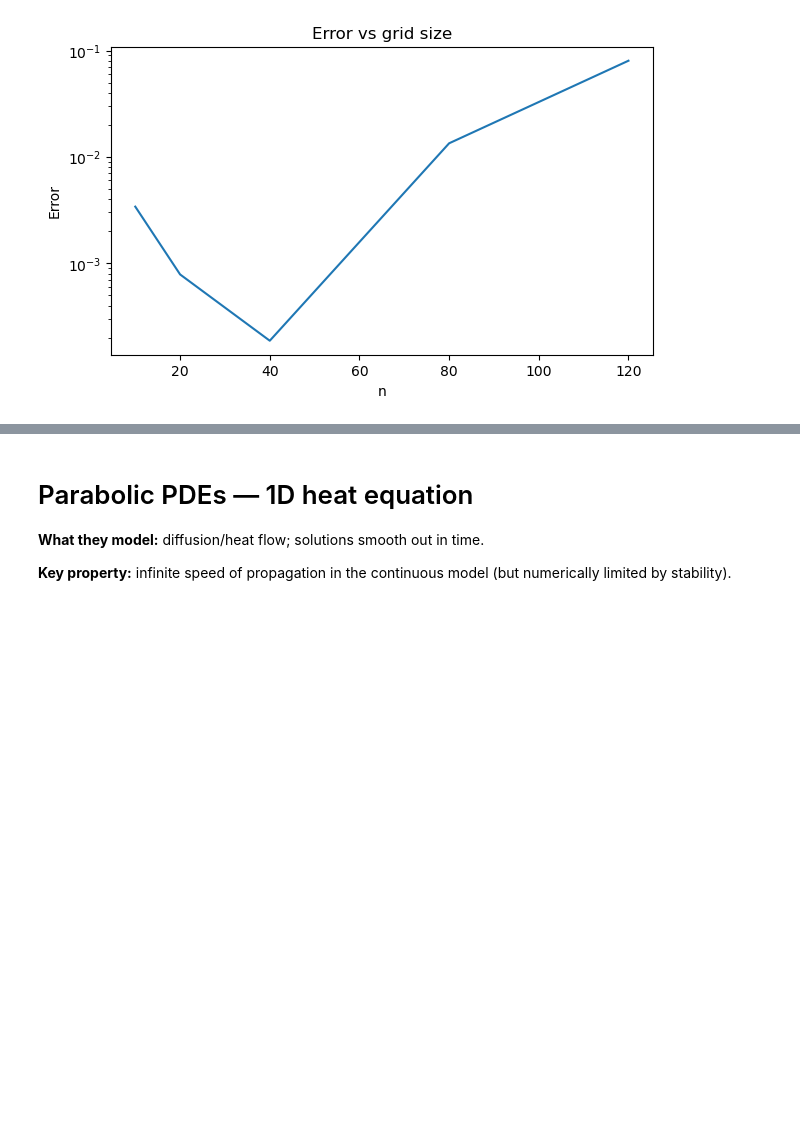
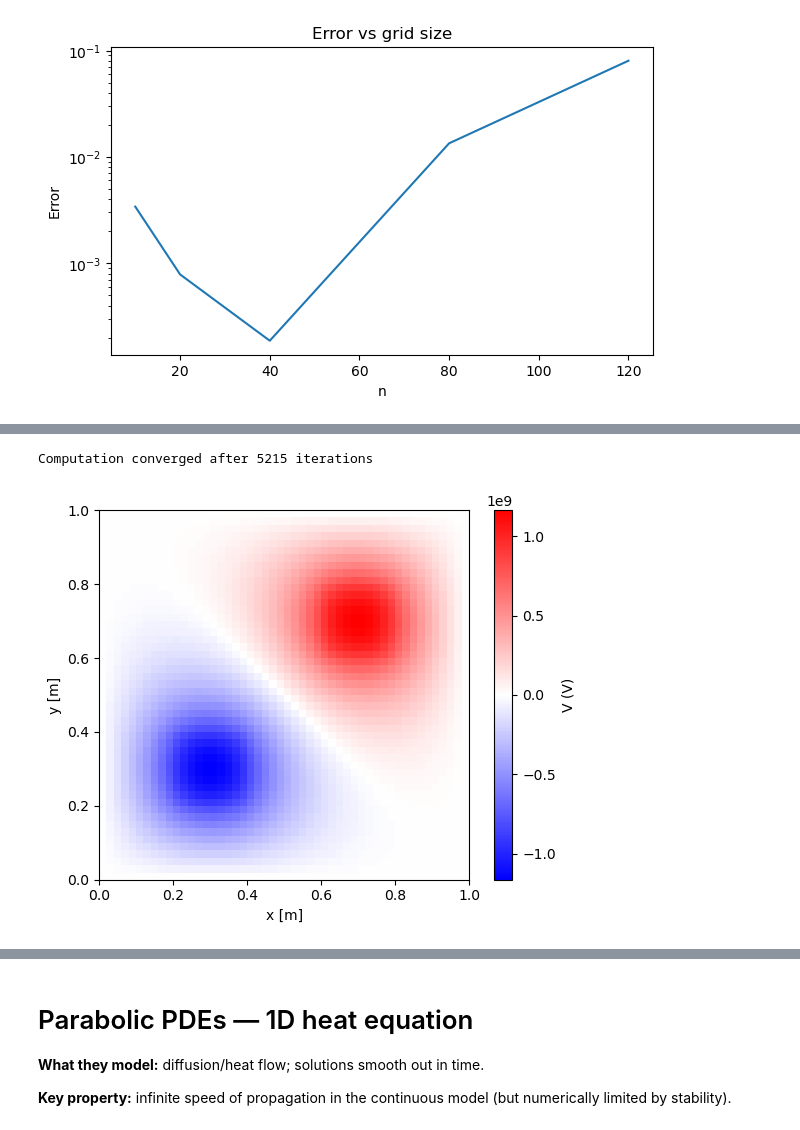
Before and after one commit to AlejandroRG03/computacion_master, a Jupyter notebook: USC-FCA-main/PDEs_notebook.ipynb, the cells around one changed output, grey strips where cells are left out. Saved outputs shown, nothing was run; the diff lists cells and outputs as text; code cells hidden in the pictures; blank space fills up the shorter version.

```diff
--- a/USC-FCA-main/PDEs_notebook.ipynb
+++ b/USC-FCA-main/PDEs_notebook.ipynb
@@ -496,6 +649,81 @@ which gives
 \begin{equation}
 V_{i,j} = \frac{1}{4}\left( V_{i+1,j} + V_{i-1,j} + V_{i,j+1} + V_{i,j-1} \right) + \frac{h^2 \rho_{i,j}}{4 \epsilon_0}.
 \end{equation}
+# %%
+import numpy as np
+import matplotlib.pyplot as plt
+
+def poisson_step(V, rho, L, bc_mask, bc_vals):
+
+    Vn = V.copy()
+    rhon = rho.copy()
+
+    n = len(Vn[0,:])
+
+    h = L/(n-1) # L in m
+    epsilon0 = 8.8541878128e-12 # F/m
+    Vn[1:-1,1:-1] = 0.25*(V[1:-1,2:]+V[1:-1,:-2]+V[2:,1:-1]+V[:-2,1:-1]) + h**2 * rho[1:-1,1:-1]/(4*epsilon0)
+    Vn[bc_mask] = bc_vals[bc_mask]
+
+    return Vn
+
+tol = 1e-5
+
+n = 50
+L = 1 #m
+# Define boundary conditions
+
+bc_mask = np.zeros([n,n], dtype=bool)
+bc_mask[-1,:] = True
+bc_mask[0,:] = True
+bc_mask[:,-1] = True
+bc_mask[:, 0] = True
+
+bc_vals = np.zeros([n,n])
+
+# Define charge density
+
+xpos = np.array((0.6, 0.8)); ypos = np.array((0.6,0.8)) # positive region in meters
+xneg = np.array((0.2, 0.4));  yneg = np.array((0.2,0.4)) # negative region in meters
+
+xpos_lattice = np.int_(xpos*n/L); ypos_lattice = np.int_(ypos*n/L) # Discretize both cases
+xneg_lattice = np.int_(xneg*n/L); yneg_lattice = np.int_(yneg*n/L)
+
+rho = np.zeros([n,n])
+rho[xpos_lattice[0]:xpos_lattice[1], ypos_lattice[0]:ypos_lattice[1]] = +1 # C/m2
+rho[xneg_lattice[0]:xneg_lattice[1], yneg_lattice[0]:yneg_lattice[1]] = -1 # C/m2
+
+# Define V grid
+
+V0 = np.zeros([n,n])
+V = poisson_step(V0, rho, L, bc_mask, bc_vals)
+
+max_diff = np.max(np.abs(V-V0))
+iters = 0
+
+while max_diff > tol:
+    V0 = V.copy()
+    V = poisson_step(V0, rho, L, bc_mask, bc_vals)
+    max_diff = np.max(np.abs(V-V0))
+    iters +=1
+    if iters == 1e5:
+        print('Warning: max interations reached')
+        break
+
+print(f'Computation converged after {iters} iterations')
+
+# ==== Plotting ==== #
+
+plt.imshow(V[::-1], cmap='bwr', extent=[0, L, 0, L])
+plt.colorbar().set_label('V (V)')
+
+plt.xlabel('x [m]')
+plt.ylabel('y [m]')
+
+plt.show()
+# %% [output]
+Computation converged after 5215 iterations
+[figure, added]
 # %% [markdown]
 **Exercise 4.** We have a square aluminum plate of $40 \times 40$ cm,
 with thermal conductivity coefficient $k = 0.49 \,\mathrm{cal/(s \cdot cm \cdot ^\circ C)}$,
```
Also changed, not shown: parts of 2 cells of this notebook.
